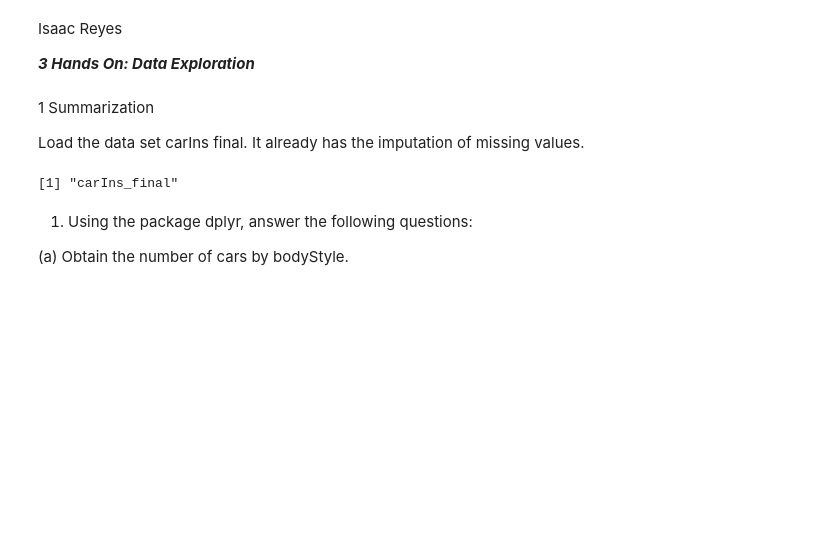
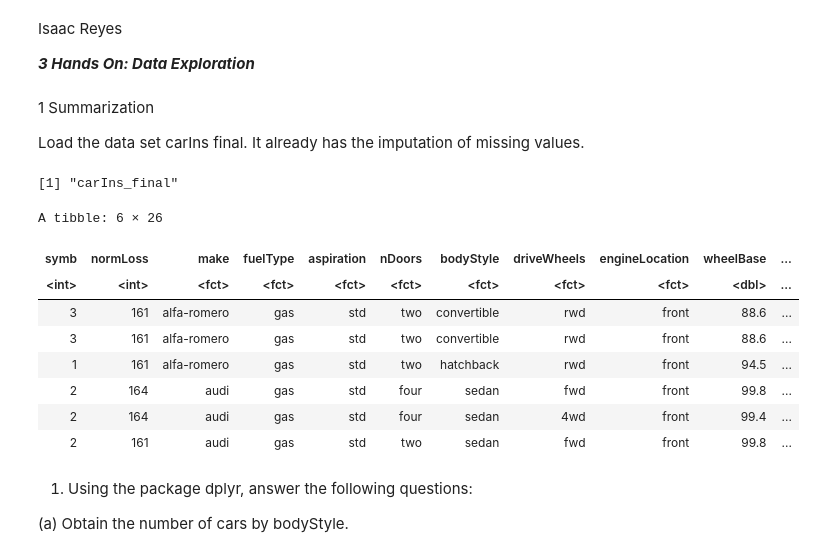
Before and after one commit to IGRA27/Data-Mining-and-Machine-Learning-, a Jupyter notebook: Deberes/3 Hands On Data Exploration/notebook/3HandsOnData Exploration.ipynb, the cells around one changed output. Drawn from its saved outputs; the diff is of its cells as text; code cells hidden in the pictures; blank space fills up the shorter version.

```diff
--- a/Deberes/3 Hands On Data Exploration/notebook/3HandsOnData Exploration.ipynb
+++ b/Deberes/3 Hands On Data Exploration/notebook/3HandsOnData Exploration.ipynb
@@ -9,8 +9,18 @@ Load the data set carIns final. It already has the imputation of missing values.
 # %%
 data<-load("/Users/pc/Desktop/Universidad/6 semestre/Machine Learning & Data Mining/Deberes/3 Hands On Data Exploration/data/carIns_final.RData")
 head(data)
+head(carIns_final)
 # %% [output]
 [1] "carIns_final"
+A tibble: 6 × 26
+| symb | normLoss | make | fuelType | aspiration | nDoors | bodyStyle | driveWheels | engineLocation | wheelBase | ... |
+| <int> | <int> | <fct> | <fct> | <fct> | <fct> | <fct> | <fct> | <fct> | <dbl> | ... |
+| 3 | 161 | alfa-romero | gas | std | two | convertible | rwd | front | 88.6 | ... |
+| 3 | 161 | alfa-romero | gas | std | two | convertible | rwd | front | 88.6 | ... |
+| 1 | 161 | alfa-romero | gas | std | two | hatchback | rwd | front | 94.5 | ... |
+| 2 | 164 | audi | gas | std | four | sedan | fwd | front | 99.8 | ... |
+| 2 | 164 | audi | gas | std | four | sedan | 4wd | front | 99.4 | ... |
+| 2 | 161 | audi | gas | std | two | sedan | fwd | front | 99.8 | ... |
 # %% [markdown]
 1. Using the package dplyr, answer the following questions:
 
```
Also changed, not shown: parts of 7 cells of this notebook.
